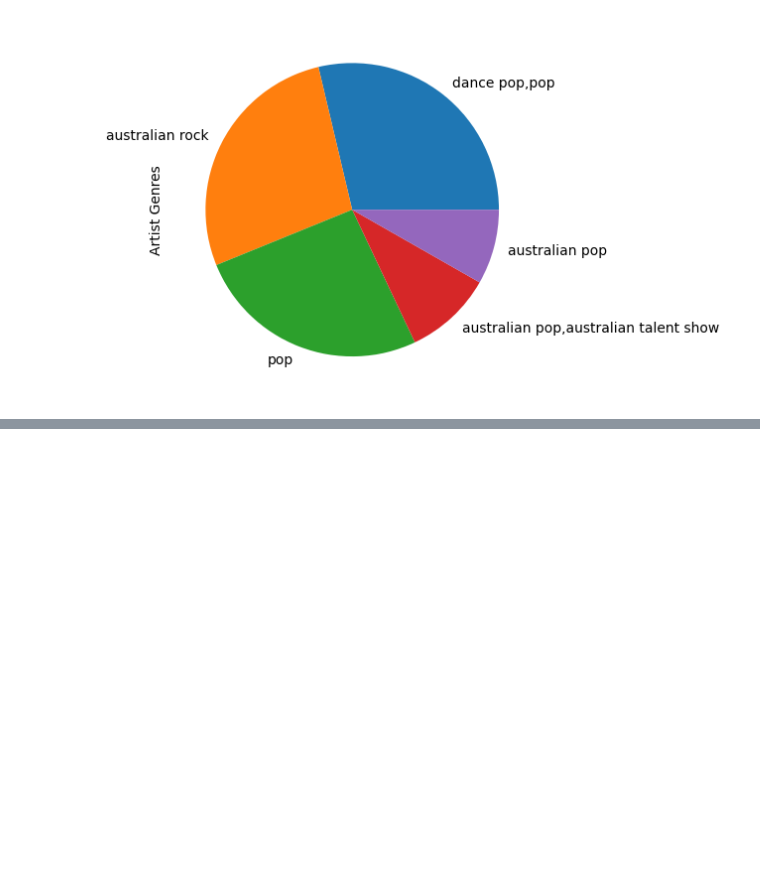
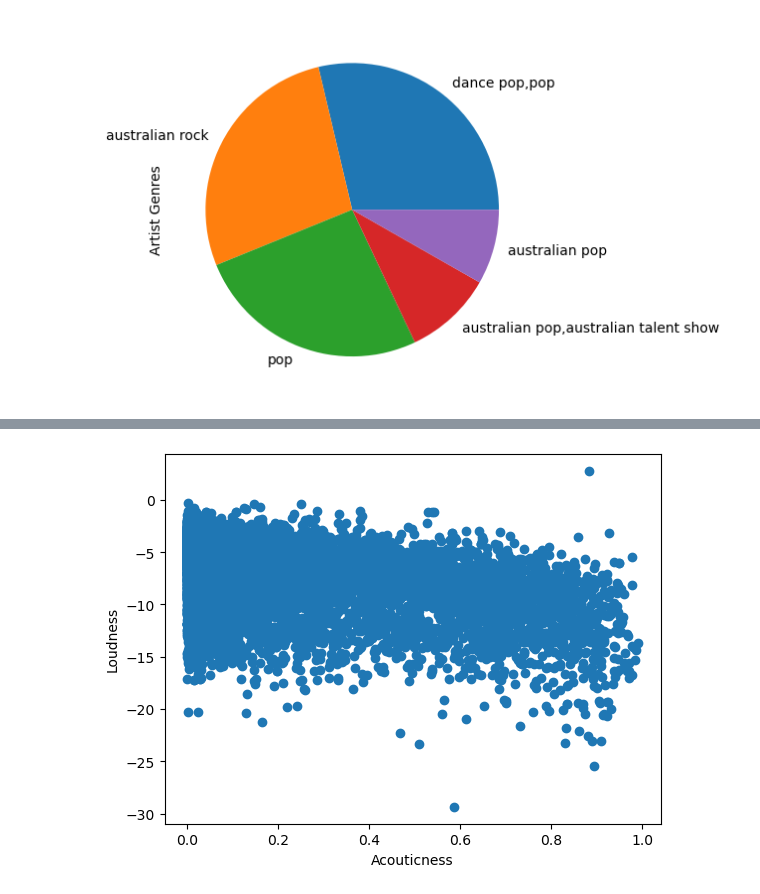
Before and after one commit to jcason5/TP1_SM_JC, a Jupyter notebook: TP1_SM_JC.ipynb, the cells around one changed output, grey strips where cells are left out. Cells and saved outputs as stored; diff of their text form; code cells hidden in the pictures; blank space fills up the shorter version.

```diff
--- a/TP1_SM_JC.ipynb
+++ b/TP1_SM_JC.ipynb
@@ -65,0 +135,7 @@ data['Artist Genres'].value_counts().head().plot(kind='pie')
+# %%
+plt.scatter(data['Acousticness'], data['Loudness'])
+plt.xlabel("Acouticness")
+plt.ylabel("Loudness")
+plt.show()
+# %% [output]
+[figure, added]
```
Also changed, not shown: parts of 8 cells of this notebook.
